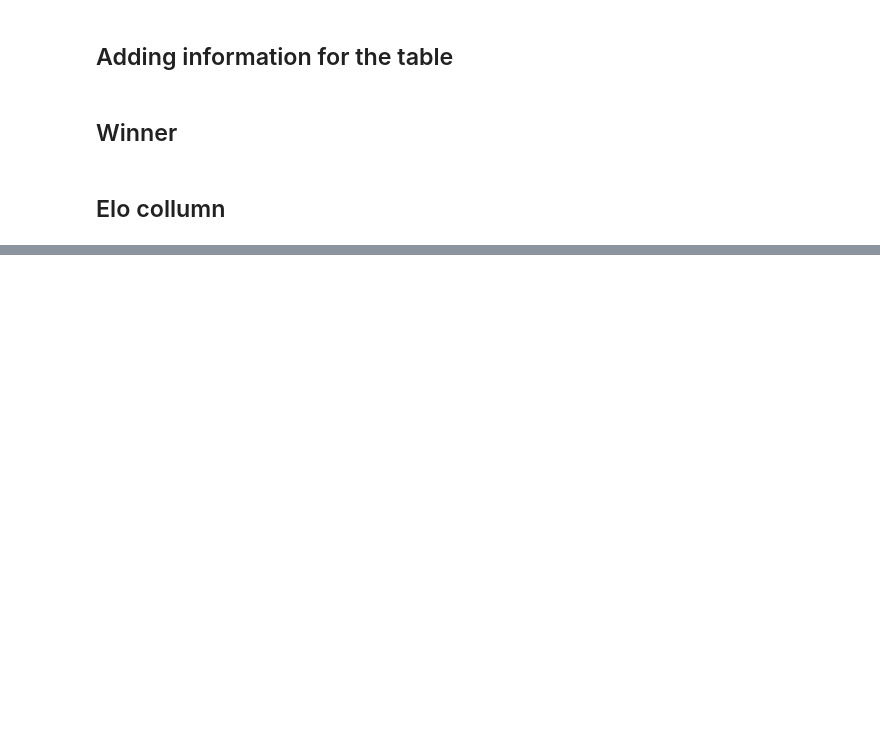
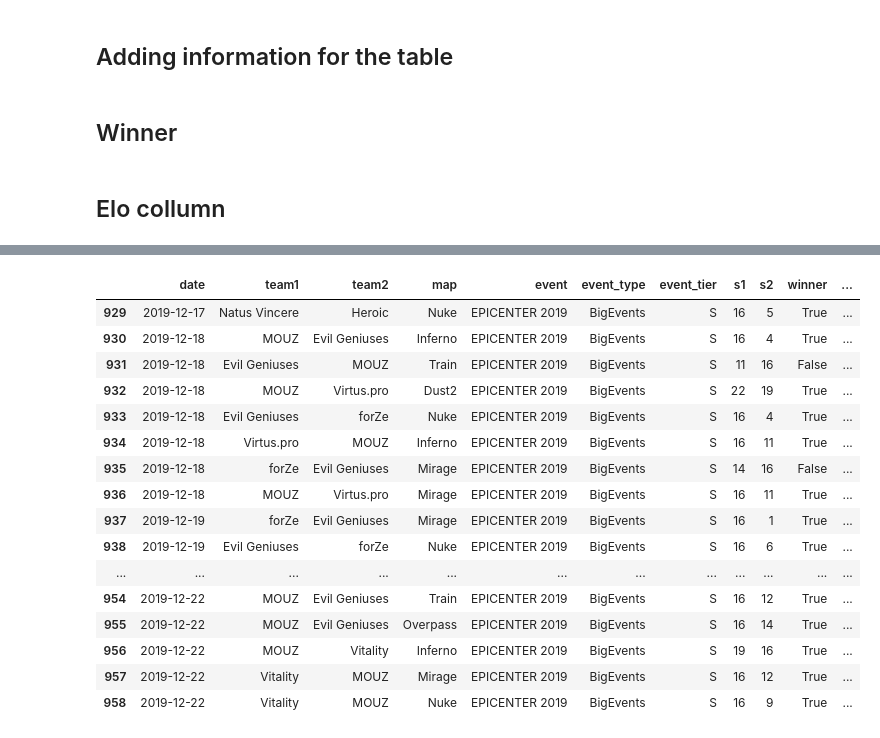
Before and after one commit to Lucascapdeville/Elo_CSGO, a Jupyter notebook: Elo.ipynb, the cells around one changed output, grey strips where cells are left out. Saved outputs shown, nothing was run; the diff lists cells and outputs as text; code cells hidden in the pictures; blank space fills up the shorter version.

```diff
--- a/Elo.ipynb
+++ b/Elo.ipynb
@@ -114,2 +177,0 @@ def EloRatingcalculator(Ra,Rb,k,d):
-# %%
-match_history.sort_values(by=["date"]).reset_index(drop=True,inplace=True)
@@ -141,0 +188,20 @@ True
+# %%
+match_history.tail(30)
+# %% [output]
+|  | date | team1 | team2 | map | event | event_type | event_tier | s1 | s2 | winner | ... |
+| 929 | 2019-12-17 | Natus Vincere | Heroic | Nuke | EPICENTER 2019 | BigEvents | S | 16 | 5 | True | ... |
+| 930 | 2019-12-18 | MOUZ | Evil Geniuses | Inferno | EPICENTER 2019 | BigEvents | S | 16 | 4 | True | ... |
+| 931 | 2019-12-18 | Evil Geniuses | MOUZ | Train | EPICENTER 2019 | BigEvents | S | 11 | 16 | False | ... |
+| 932 | 2019-12-18 | MOUZ | Virtus.pro | Dust2 | EPICENTER 2019 | BigEvents | S | 22 | 19 | True | ... |
+| 933 | 2019-12-18 | Evil Geniuses | forZe | Nuke | EPICENTER 2019 | BigEvents | S | 16 | 4 | True | ... |
+| 934 | 2019-12-18 | Virtus.pro | MOUZ | Inferno | EPICENTER 2019 | BigEvents | S | 16 | 11 | True | ... |
+| 935 | 2019-12-18 | forZe | Evil Geniuses | Mirage | EPICENTER 2019 | BigEvents | S | 14 | 16 | False | ... |
+| 936 | 2019-12-18 | MOUZ | Virtus.pro | Mirage | EPICENTER 2019 | BigEvents | S | 16 | 11 | True | ... |
+| 937 | 2019-12-19 | forZe | Evil Geniuses | Mirage | EPICENTER 2019 | BigEvents | S | 16 | 1 | True | ... |
+| 938 | 2019-12-19 | Evil Geniuses | forZe | Nuke | EPICENTER 2019 | BigEvents | S | 16 | 6 | True | ... |
+| ... | ... | ... | ... | ... | ... | ... | ... | ... | ... | ... | ... |
+| 954 | 2019-12-22 | MOUZ | Evil Geniuses | Train | EPICENTER 2019 | BigEvents | S | 16 | 12 | True | ... |
+| 955 | 2019-12-22 | MOUZ | Evil Geniuses | Overpass | EPICENTER 2019 | BigEvents | S | 16 | 14 | True | ... |
+| 956 | 2019-12-22 | MOUZ | Vitality | Inferno | EPICENTER 2019 | BigEvents | S | 19 | 16 | True | ... |
+| 957 | 2019-12-22 | Vitality | MOUZ | Mirage | EPICENTER 2019 | BigEvents | S | 16 | 12 | True | ... |
+| 958 | 2019-12-22 | Vitality | MOUZ | Nuke | EPICENTER 2019 | BigEvents | S | 16 | 9 | True | ... |
```
Also changed, not shown: parts of 16 cells of this notebook.
